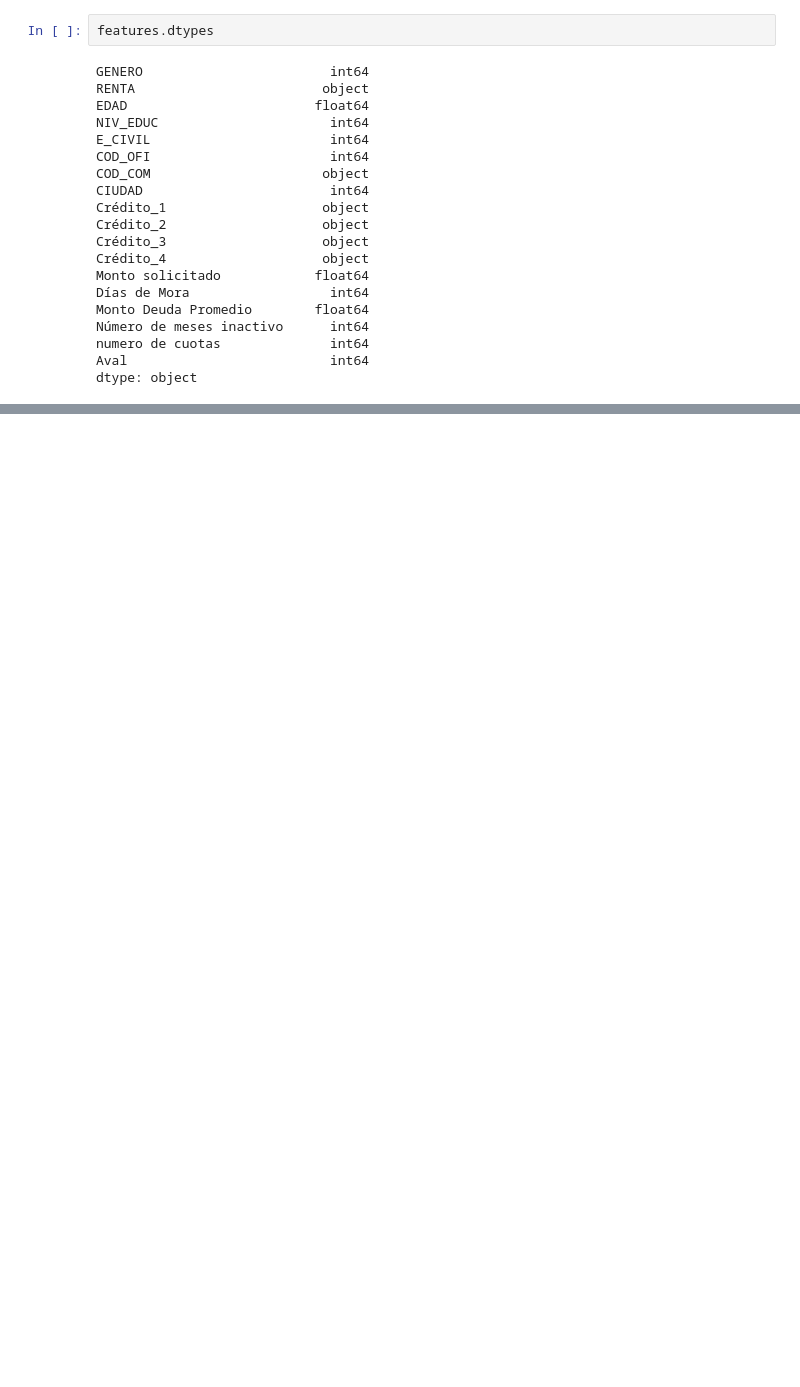
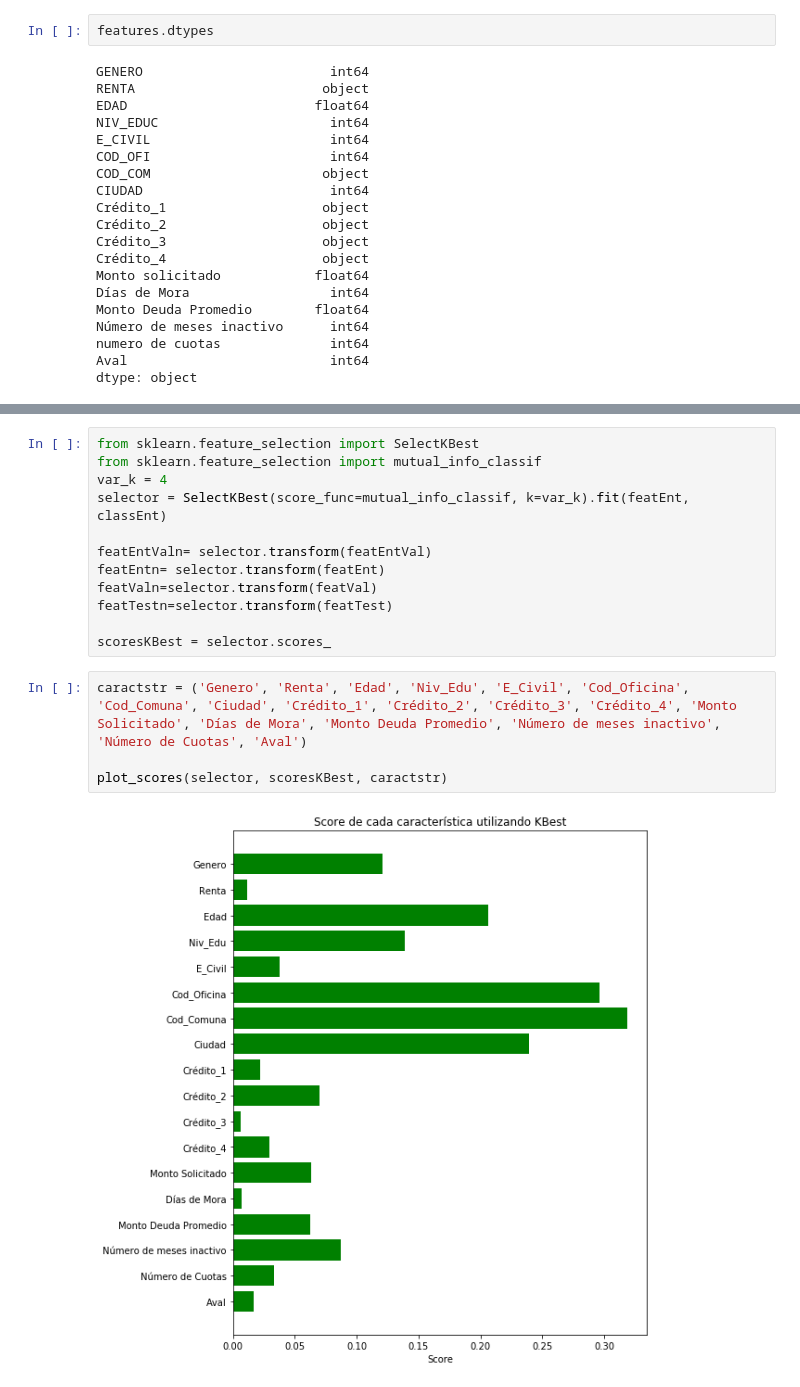
Before and after one commit to GioPais/Credit_score_project, a Jupyter notebook: Credit_score.ipynb, the cells around one changed output, grey strips where cells are left out. Drawn from its saved outputs; the diff is of its cells as text; blank space fills up the shorter version.

```diff
--- a/Credit_score.ipynb
+++ b/Credit_score.ipynb
@@ -530,0 +588,18 @@ print(features_arr[4])
+# %%
+from sklearn.feature_selection import SelectKBest
+from sklearn.feature_selection import mutual_info_classif
+var_k = 4
+selector = SelectKBest(score_func=mutual_info_classif, k=var_k).fit(featEnt, classEnt)
+
+featEntValn= selector.transform(featEntVal)
+featEntn= selector.transform(featEnt)
+featValn=selector.transform(featVal)
+featTestn=selector.transform(featTest)
+
+scoresKBest = selector.scores_
+# %%
+caractstr = ('Genero', 'Renta', 'Edad', 'Niv_Edu', 'E_Civil', 'Cod_Oficina', 'Cod_Comuna', 'Ciudad', 'Crédito_1', 'Crédito_2', 'Crédito_3', 'Crédito_4', 'Monto Solicitado', 'Días de Mora', 'Monto Deuda Promedio', 'Número de meses inactivo', 'Número de Cuotas', 'Aval')
+
+plot_scores(selector, scoresKBest, caractstr)
+# %% [output]
+[figure, added]
```
Also changed, not shown: parts of 11 cells of this notebook.
